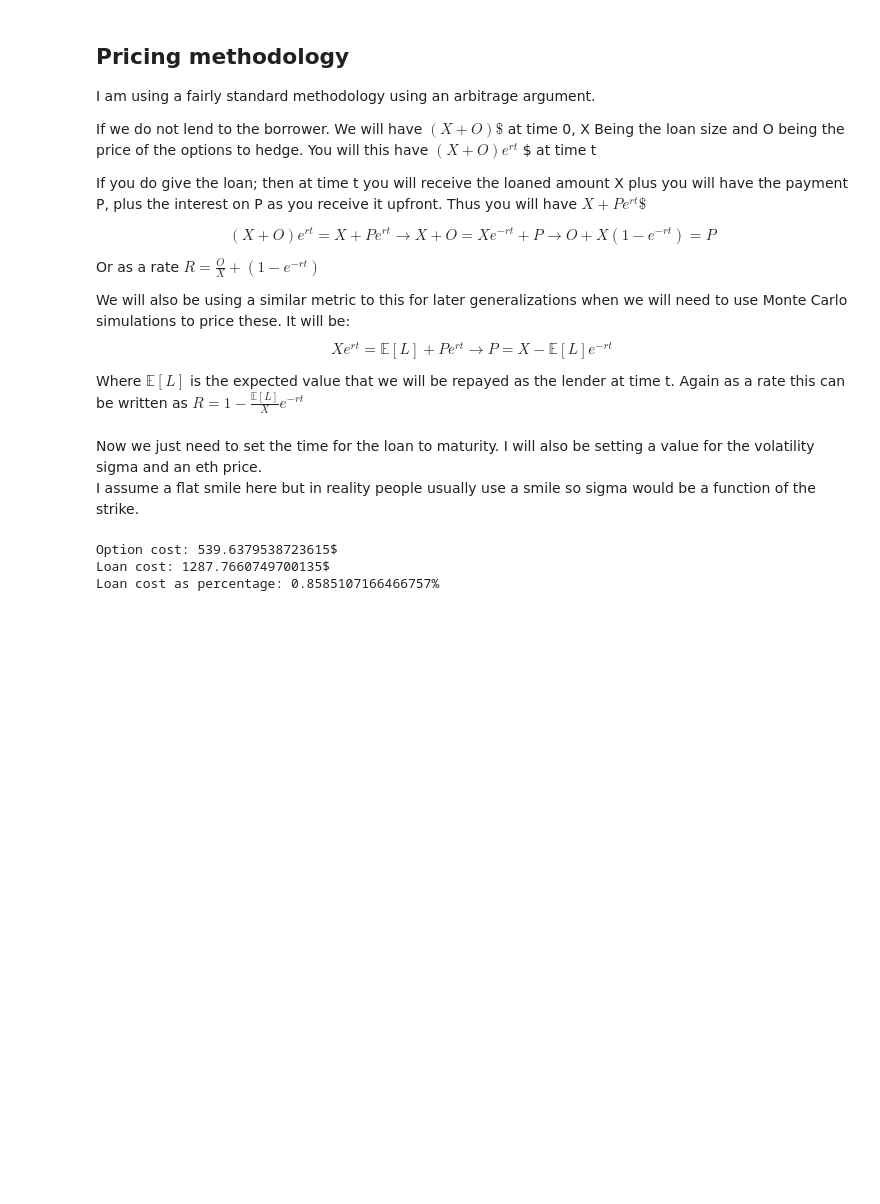
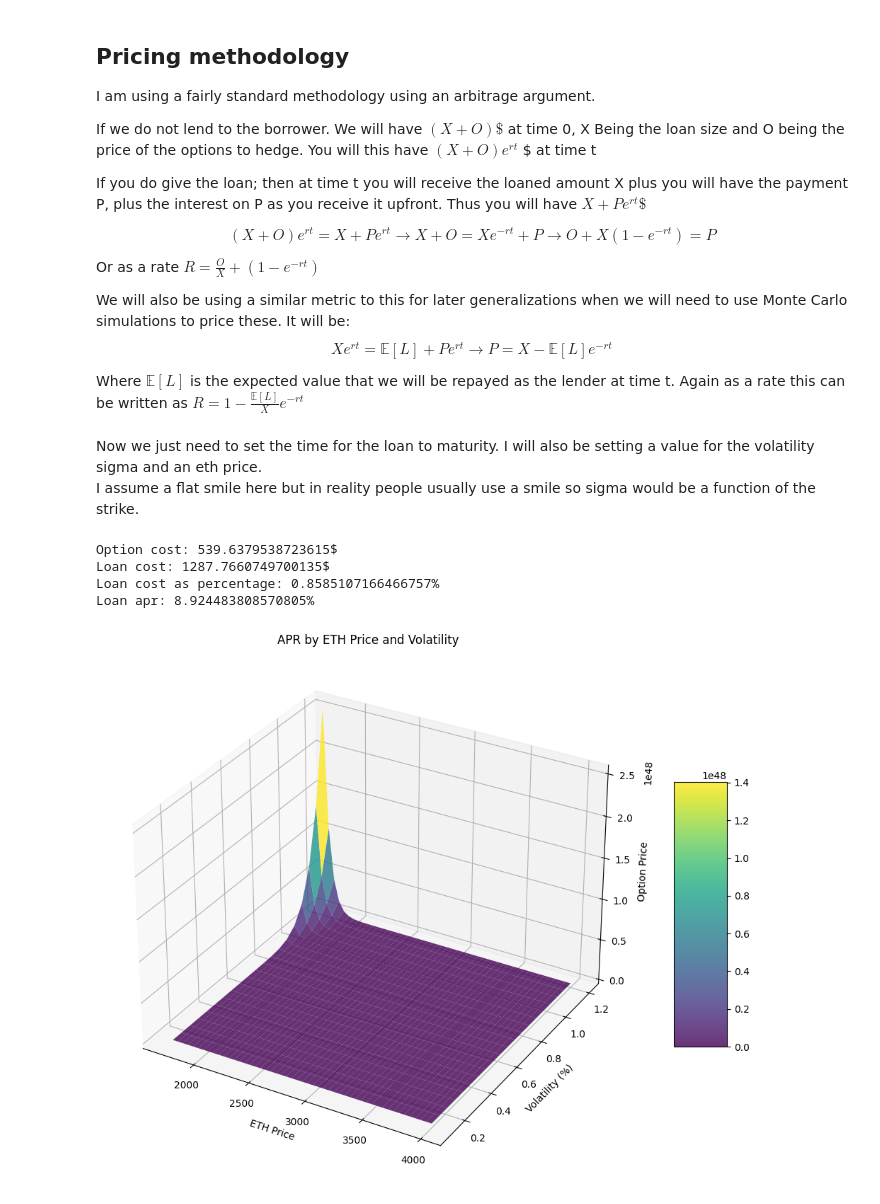
Before and after one commit to ryskyboi/Agra, a Jupyter notebook: pricing.ipynb, the cells around one changed output. Saved outputs shown, nothing was run; the diff lists cells and outputs as text; code cells hidden in the pictures; blank space fills up the shorter version.

Commit message:
started work on a general pricer

```diff
--- a/pricing.ipynb
+++ b/pricing.ipynb
@@ -232,15 +234,18 @@ vol = 0.7
 eth_price = 2500
 loan_time = 0.1
 risk_free_rate = 0.05
-# %%
-down_and_out_put = pricer.down_and_out_put(eth_price, indifference_point_example, liq_point_example, loan_time, risk_free_rate, vol)
-american_digital_put = pricer.american_digital_put(eth_price, liq_point_example, loan_time, risk_free_rate, vol)
+# %%
+def rate_to_apr(rate: float, time: float) -> float:
+    return (1+rate) ** (1/time) - 1
 # %%
-# Sense check
-if down_and_out_put > pricer.vanilla_put(eth_price, indifference_point_example, loan_time, risk_free_rate, vol):
-    raise ValueError("Down and out put is worth more than vanilla put")
+def example_loan_cost(eth_price: float, point_of_indifference: float, liquidation_point: float, loan_time: float, risk_free_rate: float, vol: float, loan_size: float, eth_supplied) -> float:
+    down_and_out_put = pricer.down_and_out_put(eth_price, point_of_indifference, liquidation_point, loan_time, risk_free_rate, vol)
+    american_digital_put = pricer.american_digital_put(eth_price, liquidation_point, loan_time, risk_free_rate, vol)
+    if down_and_out_put > pricer.vanilla_put(eth_price, point_of_indifference, loan_time, risk_free_rate, vol):
+        raise ValueError("Down and out put is worth more than vanilla put")
+    return american_digital_put * loan_size + down_and_out_put * eth_supplied
 # %%
-option_cost = american_digital_put * loan_amount + down_and_out_put * eth_supplied
+option_cost = example_loan_cost(eth_price, indifference_point_example, liq_point_example, loan_time, risk_free_rate, vol, loan_amount, eth_supplied)
 
 loan_cost = option_cost + loan_amount * (1 - exp(-rate_usdc * loan_time))
 loan_cost_as_rate = loan_cost / loan_amount
@@ -248,7 +253,44 @@ loan_cost_as_rate = loan_cost / loan_amount
 print(f'Option cost: {option_cost}$')
 print(f"Loan cost: {loan_cost}$")
 print(f"Loan cost as percentage: {loan_cost_as_rate * 100}%")
+print(f"Loan apr: {rate_to_apr(loan_cost_as_rate, loan_time) * 100}%")
 # %% [output]
 Option cost: 539.6379538723615$
 Loan cost: 1287.7660749700135$
 Loan cost as percentage: 0.8585107166466757%
+Loan apr: 8.924483808570805%
+# %%
+from mpl_toolkits.mplot3d import Axes3D
+
+# Create data for the plot
+x = np.linspace(1700, 4000, 50)  # ETH prices
+y = np.linspace(.1, 1.20, 20) # Your volatility values
+X, Y = np.meshgrid(x, y)  # Create 2D grid from x and y
+
+# Calculate Z values (example: option price for each combination of price and volatility)
+Z = np.zeros(X.shape)
+for i in range(len(y)):
+    for j in range(len(x)):
+        # Example calculation - replace with your actual function
+        Z[i, j] = rate_to_apr(example_loan_cost(x[j], indifference_point_example, liq_point_example, loan_time, risk_free_rate, y[i], loan_amount, eth_supplied), loan_time)
+
+# Create 3D plot
+fig = plt.figure(figsize=(12, 8))
+ax = fig.add_subplot(111, projection='3d')
+
+# Surface plot
+surf =  ax.plot_surface(X, Y, Z, cmap='viridis', alpha=0.8, linewidth=0, antialiased=True)
+
+# Add a color bar
+fig.colorbar(surf, ax=ax, shrink=0.5, aspect=5)
+
+# Labels
+ax.set_xlabel('ETH Price')
+ax.set_ylabel('Volatility (%)')
+ax.set_zlabel('Option Price')
+ax.set_title('APR by ETH Price and Volatility')
+
+plt.tight_layout()
+plt.show()
+# %% [output]
+[figure, added]
```
Also changed, not shown: parts of 7 cells of this notebook, 3 other files.
